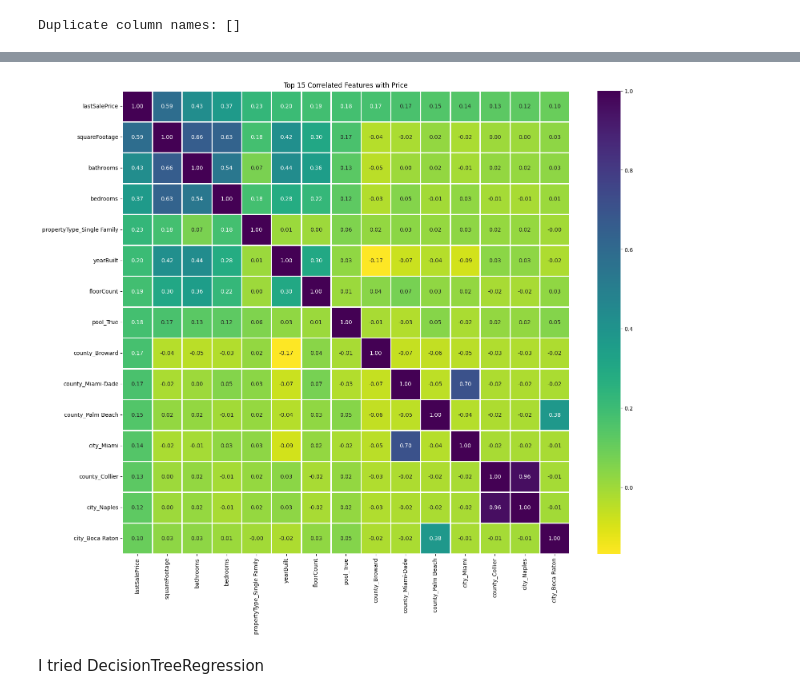
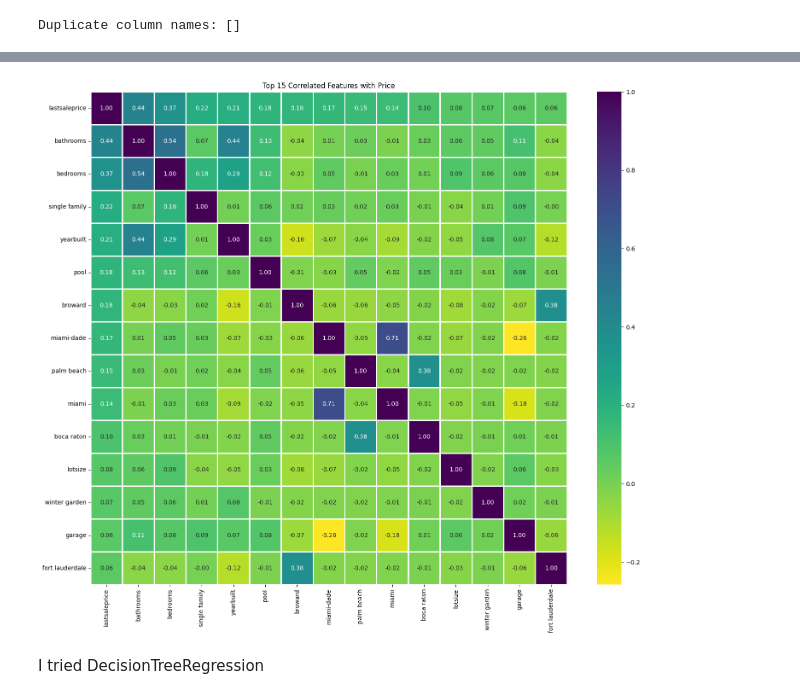
Before and after one commit to npebsjp/streamlit-project, a Jupyter notebook: EDA/eda_ber_RentCast (2).ipynb, the cells around one changed output, grey strips where cells are left out. Drawn from its saved outputs; the diff is of its cells as text; code cells hidden in the pictures.

```diff
--- a/EDA/eda_ber_RentCast (2).ipynb
+++ b/EDA/eda_ber_RentCast (2).ipynb
@@ -475,26 +499,3 @@ duplicate_cols = data.columns[data.columns.duplicated()]
 print("Duplicate column names:", list(duplicate_cols))
 # %% [output]
 Duplicate column names: []
-# %%
-
-
-data = data[(data['heatingType_Electric'] >= Q1['heatingType_Electric'] - 1.5 * IQR['heatingType_Electric']) &
-                    (data['heatingType_Electric'] <= Q3['heatingType_Electric'] + 1.5 * IQR['heatingType_Electric'])]
-
-data = data[(data['heatingType_Convection'] >= Q1['heatingType_Convection'] - 1.5 * IQR['heatingType_Convection']) &
-                    (data['heatingType_Convection'] <= Q3['heatingType_Convection'] + 1.5 * IQR['heatingType_Convection'])]
-
-#data = data[(data['longitude'] >= Q1['longitude'] - 1.5 * IQR['longitude']) &
-                    #(data['longitude'] <= Q3['longitude'] + 1.5 * IQR['longitude'])]
-# %%
-data = data[(data['pool_Inground'] >= Q1['pool_Inground'] - 1.5 * IQR['pool_Inground']) &
-                    (data['pool_Inground'] <= Q3['pool_Inground'] + 1.5 * IQR['pool_Inground'])]
-
-data = data[(data['heatingType_Gravity'] >= Q1['heatingType_Gravity'] - 1.5 * IQR['heatingType_Gravity']) &
-                    (data['heatingType_Gravity'] <= Q3['heatingType_Gravity'] + 1.5 * IQR['heatingType_Gravity'])]
-
-data = data[(data['heatingType_Floor / Wall'] >= Q1['heatingType_Floor / Wall'] - 1.5 * IQR['heatingType_Floor / Wall']) &
-                    (data['heatingType_Floor / Wall'] <= Q3['heatingType_Floor / Wall'] + 1.5 * IQR['heatingType_Floor / Wall'])]
-
-data = data[(data['propertyType_Apartment'] >= Q1['propertyType_Apartment'] - 1.5 * IQR['propertyType_Apartment']) &
-                    (data['propertyType_Apartment'] <= Q3['propertyType_Apartment'] + 1.5 * IQR['propertyType_Apartment'])]
@@ -528,0 +506,19 @@ data.shape
+# %%
+# Create a new 'pool' column where True = 1 and False = 0
+data["pool"] = data["pool_True"].fillna(0).astype(int)
+
+# Drop the old columns
+data.drop(columns=["pool_True", "pool_False"], inplace=True)
+# %%
+
+prefixes_to_remove = ["propertyType_", "city_", "county_"]
+
+
+def clean_column(col):
+    for prefix in prefixes_to_remove:
+        if col.startswith(prefix):
+            col = col.replace(prefix, "")
+    return col.lower()
+
+
+data.columns = [clean_column(col) for col in data.columns]
@@ -558,27 +564,27 @@ Name: lastSalePrice, dtype: float64
 # %%
 import numpy as np
 import pandas as pd
 import seaborn as sns
 import matplotlib.pyplot as plt
 
 # Compute correlation matrix
 corr = data.corr()
 
 # Select the 10 features most correlated with price
 k = 15
-top_features = corr["lastSalePrice"].nlargest(k).index
+top_features = corr["lastsaleprice"].nlargest(k).index
 
 # Compute correlation matrix for selected features
 correlation_matrix = np.corrcoef(data[top_features].values.T)
 
 # Plot heatmap
 plt.figure(figsize=(18,15))
 sns.heatmap(correlation_matrix, annot=True, fmt=".2f", cmap="viridis_r",
             xticklabels=top_features, yticklabels=top_features, linewidths=0.8)
 plt.title("Top 15 Correlated Features with Price")
 plt.show()
 # %% [output]
-[figure, old version]
+[figure, new version]
 # %%
 scaler = StandardScaler()
 X_train_scaled = scaler.fit_transform(X_train)
```
Also changed, not shown: parts of 28 cells of this notebook, 6 other files.
